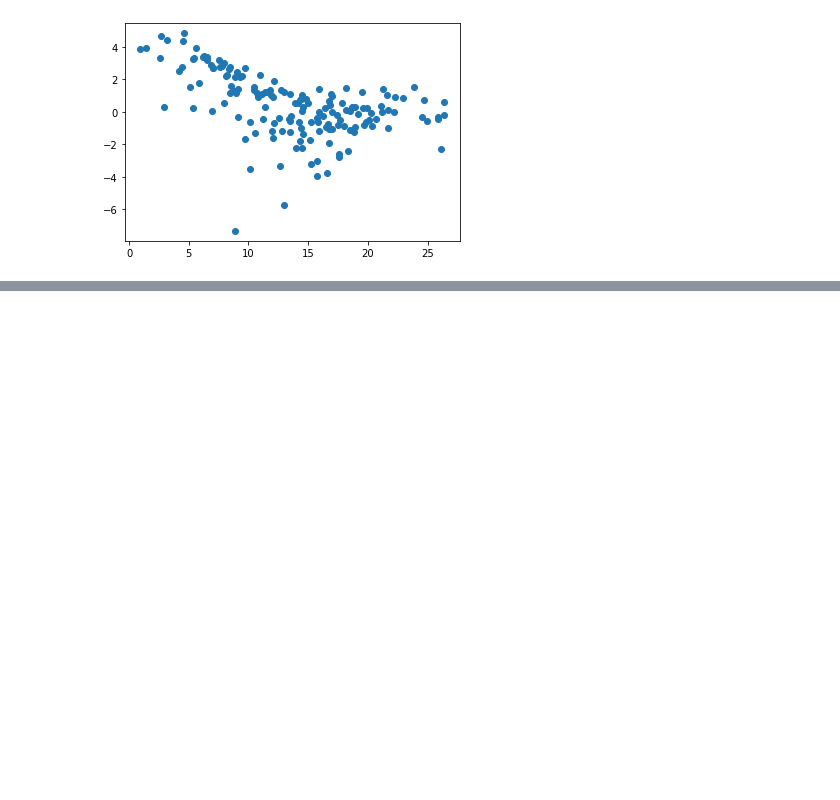
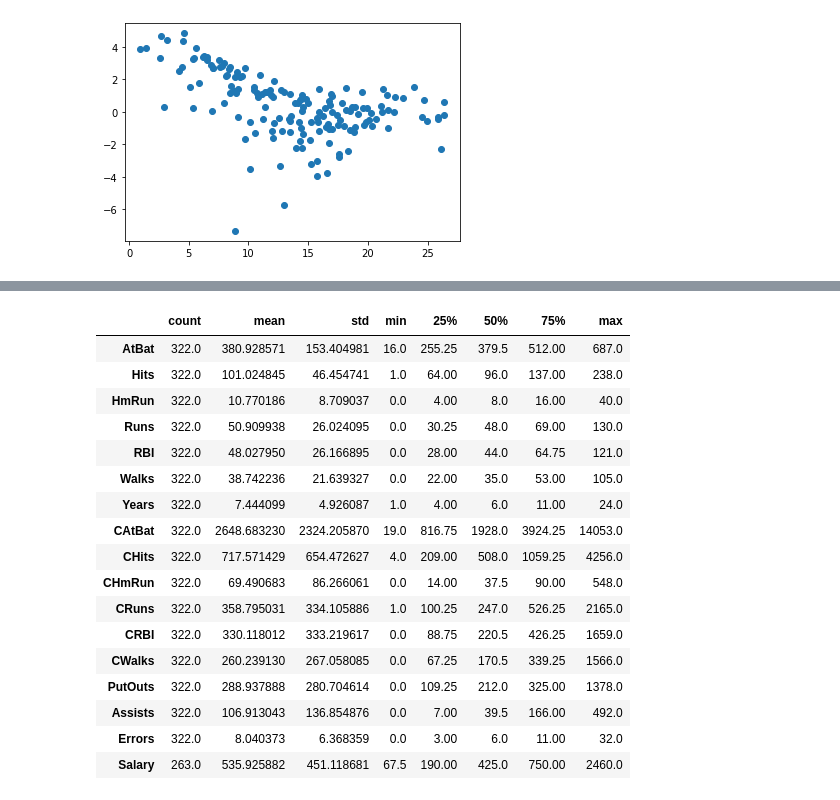
Before and after one commit to UVBMOB/Ankara2019, a Jupyter notebook: Dersler/Hafta_3.ipynb, the cells around one changed output, grey strips where cells are left out. Cells and saved outputs as stored; diff of their text form; code cells hidden in the pictures; blank space fills up the shorter version.

```diff
--- a/Dersler/Hafta_3.ipynb
+++ b/Dersler/Hafta_3.ipynb
@@ -619,0 +706,2 @@ y, X = dmatrices("sales ~TV+newspaper+radio",data=df , return_type="dataframe")
+# %%
+data=pd.read_csv('Hitters.csv')
@@ -619,0 +737,21 @@ y, X = dmatrices("sales ~TV+newspaper+radio",data=df , return_type="dataframe")
+# %%
+data.describe().T
+# %% [output]
+|  | count | mean | std | min | 25% | 50% | 75% | max |
+| AtBat | 322.0 | 380.928571 | 153.404981 | 16.0 | 255.25 | 379.5 | 512.00 | 687.0 |
+| Hits | 322.0 | 101.024845 | 46.454741 | 1.0 | 64.00 | 96.0 | 137.00 | 238.0 |
+| HmRun | 322.0 | 10.770186 | 8.709037 | 0.0 | 4.00 | 8.0 | 16.00 | 40.0 |
+| Runs | 322.0 | 50.909938 | 26.024095 | 0.0 | 30.25 | 48.0 | 69.00 | 130.0 |
+| RBI | 322.0 | 48.027950 | 26.166895 | 0.0 | 28.00 | 44.0 | 64.75 | 121.0 |
+| Walks | 322.0 | 38.742236 | 21.639327 | 0.0 | 22.00 | 35.0 | 53.00 | 105.0 |
+| Years | 322.0 | 7.444099 | 4.926087 | 1.0 | 4.00 | 6.0 | 11.00 | 24.0 |
+| CAtBat | 322.0 | 2648.683230 | 2324.205870 | 19.0 | 816.75 | 1928.0 | 3924.25 | 14053.0 |
+| CHits | 322.0 | 717.571429 | 654.472627 | 4.0 | 209.00 | 508.0 | 1059.25 | 4256.0 |
+| CHmRun | 322.0 | 69.490683 | 86.266061 | 0.0 | 14.00 | 37.5 | 90.00 | 548.0 |
+| CRuns | 322.0 | 358.795031 | 334.105886 | 1.0 | 100.25 | 247.0 | 526.25 | 2165.0 |
+| CRBI | 322.0 | 330.118012 | 333.219617 | 0.0 | 88.75 | 220.5 | 426.25 | 1659.0 |
+| CWalks | 322.0 | 260.239130 | 267.058085 | 0.0 | 67.25 | 170.5 | 339.25 | 1566.0 |
+| PutOuts | 322.0 | 288.937888 | 280.704614 | 0.0 | 109.25 | 212.0 | 325.00 | 1378.0 |
+| Assists | 322.0 | 106.913043 | 136.854876 | 0.0 | 7.00 | 39.5 | 166.00 | 492.0 |
+| Errors | 322.0 | 8.040373 | 6.368359 | 0.0 | 3.00 | 6.0 | 11.00 | 32.0 |
+| Salary | 263.0 | 535.925882 | 451.118681 | 67.5 | 190.00 | 425.0 | 750.00 | 2460.0 |
```
Also changed, not shown: parts of 34 cells of this notebook.
